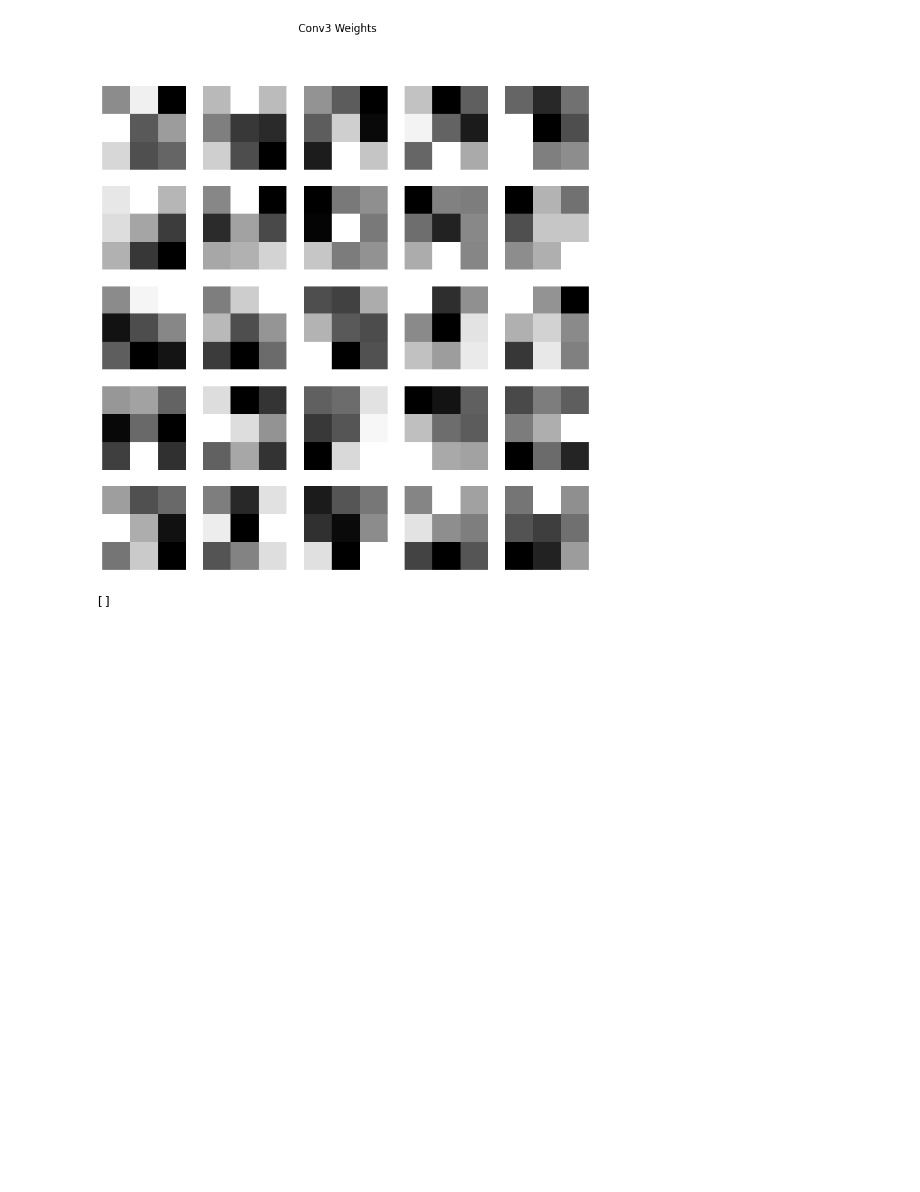
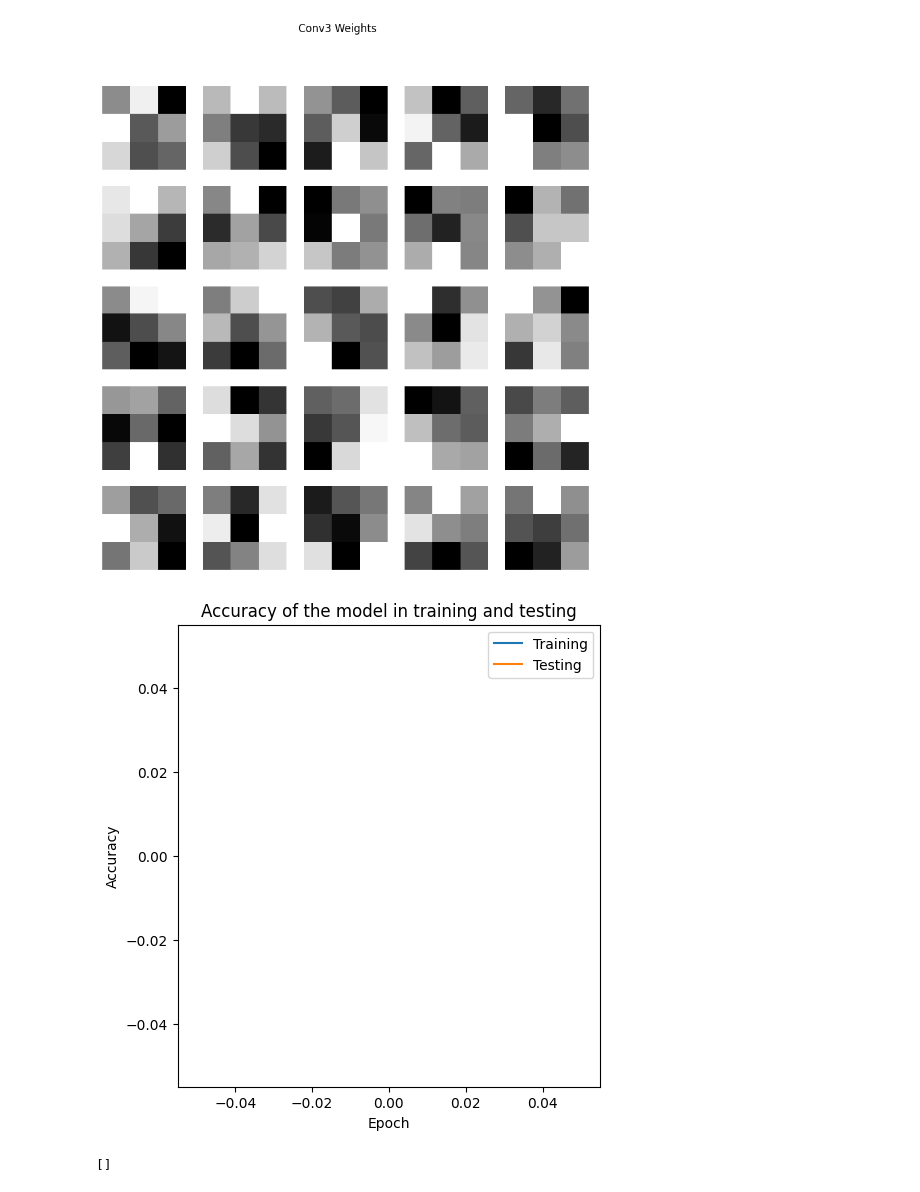
Before and after one commit to MathisAulagnier/SignLanguageLetterRecognitionAI, a Jupyter notebook: src/notebooks/proj_ia.ipynb, the cells around one changed output. Drawn from its saved outputs; the diff is of its cells as text; code cells hidden in the pictures; blank space fills up the shorter version.

```diff
--- a/src/notebooks/proj_ia.ipynb
+++ b/src/notebooks/proj_ia.ipynb
@@ -353,9 +243,0 @@ evaluate(cnn, test_loader)
-# %%
-# Convertir les listes en listes de nombres
-
-# print(history['train_loss'])
-history['train_loss'] = [i.item() for i in history['train_loss']]
-# print(history['train_loss'])
-# history['test_loss'] = [i.item() for i in history['test_loss']]
-# history['train_acc'] = [i for i in history['train_acc']]
-# history['test_acc'] = [i for i in history['test_acc']]
@@ -454,6 +280,22 @@ visualize_conv_weights(conv3_weights, "Conv3 Weights")
 [figure]
 [figure]
 [figure]
+# %%
+def plot_performance(history):
+    epochs = len(history['train_loss'])
+    plt.figure(figsize=(12, 6))
+    plt.subplot(1, 2, 1)
+    plt.plot(range(1, epochs+1), history['train_acc'], label='Training')
+    plt.plot(range(1, epochs+1), history['test_acc'], label='Testing')
+    plt.title('Accuracy of the model in training and testing')
+    plt.xlabel('Epoch')
+    plt.ylabel('Accuracy')
+    plt.legend()
+    plt.show()
+
+plot_performance(history)
+# %% [output]
+[figure, added]
 # %%
 # %% [output]
 []
```
Also changed, not shown: parts of 18 cells of this notebook, 12 other files.
